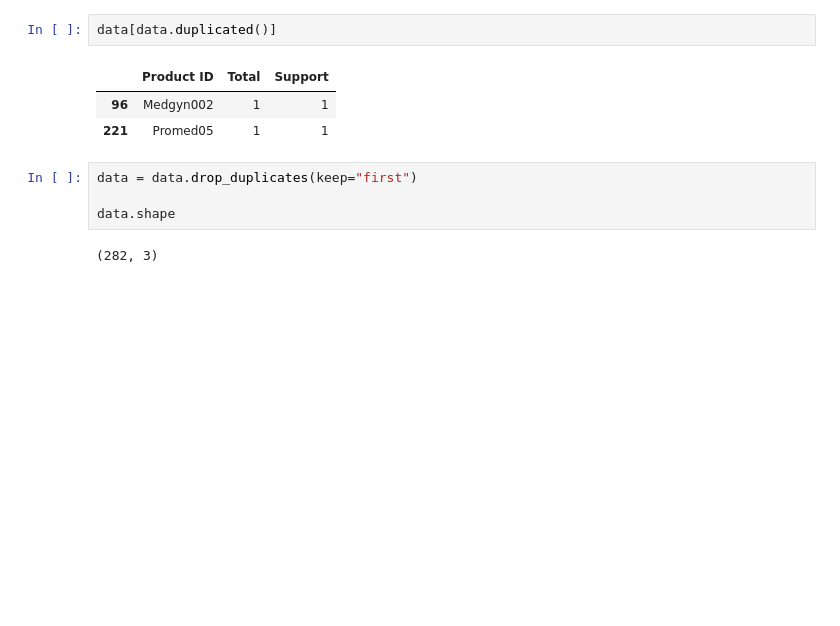
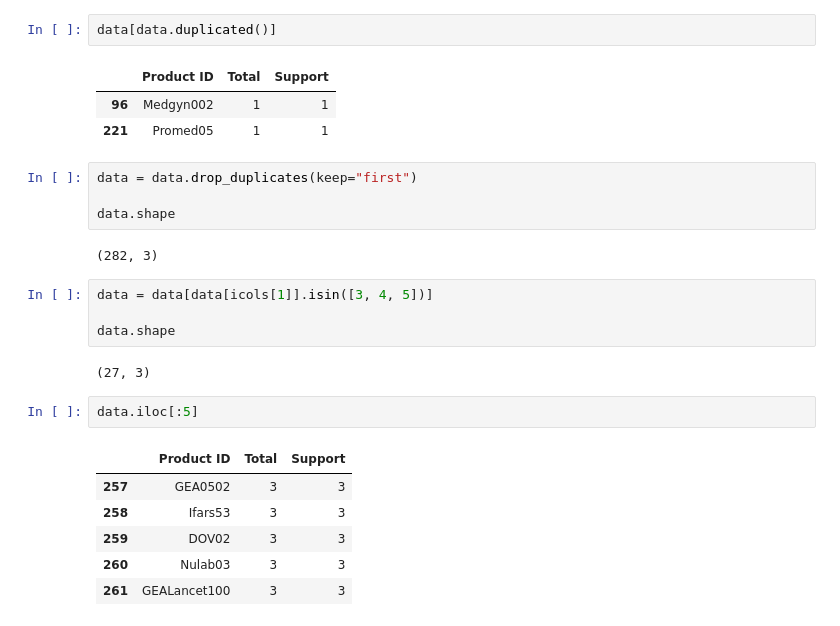
Before and after one commit to Halucida/Hint, a Jupyter notebook: Hint.ipynb, the cells around one changed output. Cells and saved outputs as stored; diff of their text form; blank space fills up the shorter version.

```diff
--- a/Hint.ipynb
+++ b/Hint.ipynb
@@ -59,3 +59,18 @@ data = data.drop_duplicates(keep="first")
 data.shape
 # %% [output]
 (282, 3)
+# %%
+data = data[data[icols[1]].isin([3, 4, 5])]
+
+data.shape
+# %% [output]
+(27, 3)
+# %%
+data.iloc[:5]
+# %% [output]
+|  | Product ID | Total | Support |
+| 257 | GEA0502 | 3 | 3 |
+| 258 | Ifars53 | 3 | 3 |
+| 259 | DOV02 | 3 | 3 |
+| 260 | Nulab03 | 3 | 3 |
+| 261 | GEALancet100 | 3 | 3 |
```
Also changed, not shown: parts of 1 cell of this notebook.
